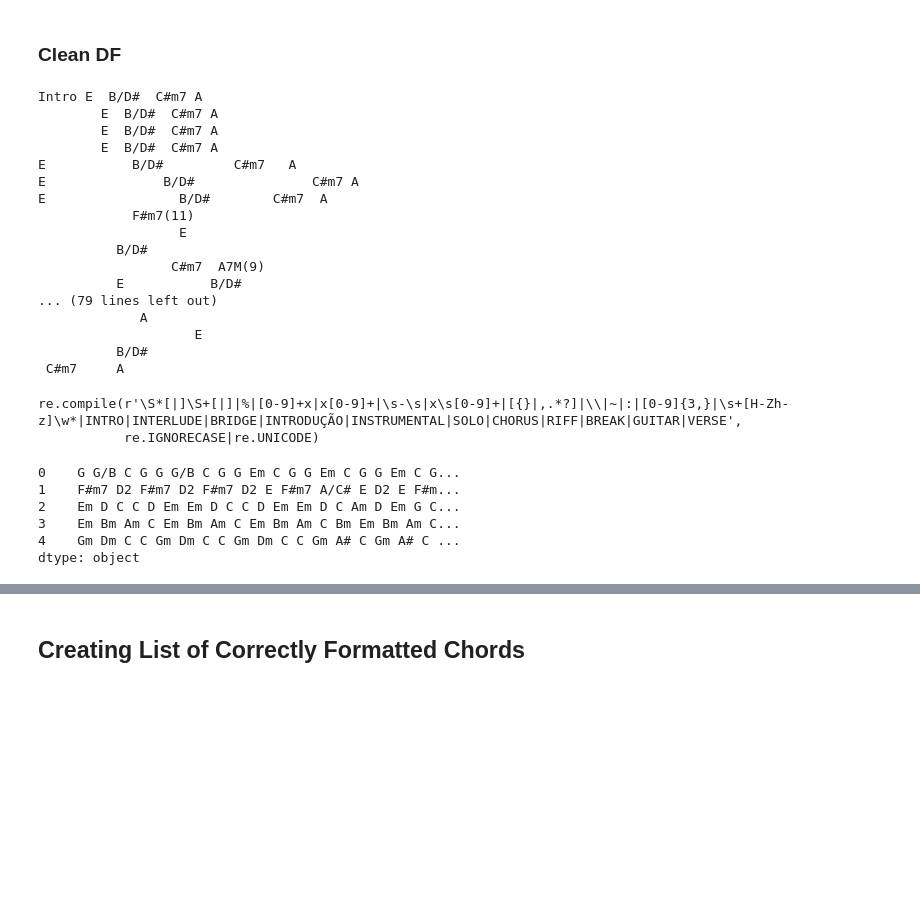
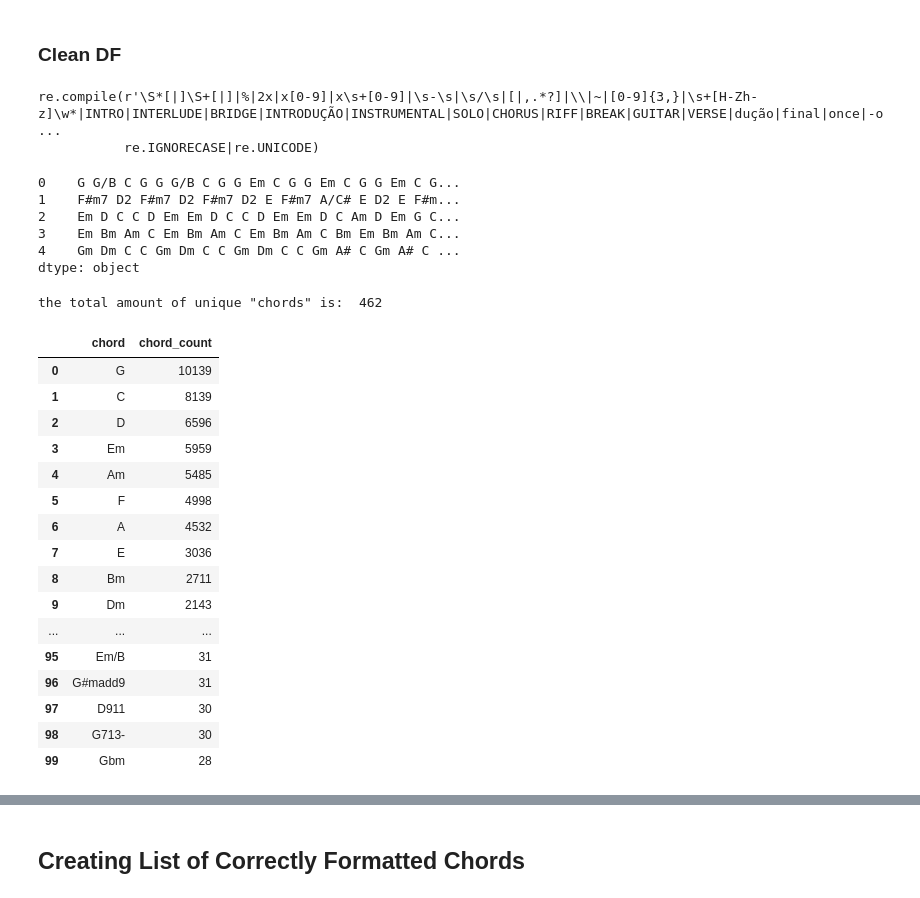
Before and after one commit to emilycardwell/chord-cleaning, a Jupyter notebook: new_cleaning.ipynb, the cells around one changed output, grey strips where cells are left out. Cells and saved outputs as stored; diff of their text form; code cells hidden in the pictures; blank space fills up the shorter version.

```diff
--- a/new_cleaning.ipynb
+++ b/new_cleaning.ipynb
@@ -190,51 +190,31 @@ end_sp_rem_ch
 # %% [markdown]
 ### Clean DF
 # %%
-cleaned_chords_ser = pd.Series(index=range(len(chords_ser_lists)), dtype='object')
 raw_chords_ser = chords_ser_lists.copy()
+cleaned_chords_ser = pd.Series(index=range(len(raw_chords_ser)), dtype='object')
-# %%
-for m in raw_chords_ser[67]:
-    print(m)
-# %% [output]
-Intro E  B/D#  C#m7 A
-        E  B/D#  C#m7 A
-        E  B/D#  C#m7 A
-        E  B/D#  C#m7 A
-E           B/D#         C#m7   A
-E               B/D#               C#m7 A
-E                 B/D#        C#m7  A
-            F#m7(11)
-                  E
-          B/D#
-                 C#m7  A7M(9)
-          E           B/D#
-... (79 lines left out)
-             A
-                    E
-          B/D#
- C#m7     A
 # %%
 # r'(?<!\s)/(?=[0-9])'
 # %%
 # bar charts
 re1 = r'\S*[|]\S+[|]'
 # repeat symbols
-re2 = r'%|[0-9]+x|x[0-9]+|\s-\s|x\s[0-9]+'
+re2 = r'%|2x|x[0-9]|x\s+[0-9]|\s-\s|\s/\s'
 # non-useful punctuation
-re3 = r'[|,.*?]|\\|~|:'
+re3 = r'[|,.*?]|\\|~'
 # more than 3 numbers in a row
 re4 = r'[0-9]{3,}'
 # words starting with letters after G
 re5 = r'\s+[H-Zh-z]\w*'
 # special words
 words = ['INTRO', 'INTERLUDE', 'BRIDGE', 'INTRODUÇÃO', 'INSTRUMENTAL',
-         'SOLO', 'CHORUS', 'RIFF', 'BREAK', 'GUITAR', 'VERSE']
+         'SOLO', 'CHORUS', 'RIFF', 'BREAK', 'GUITAR', 'VERSE', 'dução',
+         'final', 'once', '-once', 'hammer', 'outro', '-stop']
 re6 = r"|".join(words)
 
 full_re = re.compile("|".join([re1, re2, re3, re4, re5, re6]), re.IGNORECASE)
 full_re
 # %% [output]
-re.compile(r'\S*[|]\S+[|]|%|[0-9]+x|x[0-9]+|\s-\s|x\s[0-9]+|[{}|,.*?]|\\|~|:|[0-9]{3,}|\s+[H-Zh-z]\w*|INTRO|INTERLUDE|BRIDGE|INTRODUÇÃO|INSTRUMENTAL|SOLO|CHORUS|RIFF|BREAK|GUITAR|VERSE',
+re.compile(r'\S*[|]\S+[|]|%|2x|x[0-9]|x\s+[0-9]|\s-\s|\s/\s|[|,.*?]|\\|~|[0-9]{3,}|\s+[H-Zh-z]\w*|INTRO|INTERLUDE|BRIDGE|INTRODUÇÃO|INSTRUMENTAL|SOLO|CHORUS|RIFF|BREAK|GUITAR|VERSE|dução|final|once|-o ...
            re.IGNORECASE|re.UNICODE)
 # %%
 for i, song in enumerate(raw_chords_ser):
@@ -246,8 +226,8 @@ for i, song in enumerate(raw_chords_ser):
         # remove unhelpful symbols (as shown above)
         subs = re.sub(full_re, ' ', line, )
 
-        # remove parentheses and brackets
-        cleaned_string = re.sub(r'[(){}]', '', subs)
+        # remove parentheses, brackets, and colons
+        cleaned_string = re.sub(r'[(){}:]', '', subs)
 
         # remove multiple spaces
         mult_sp_rem_ch = re.sub(r'\s+', ' ', cleaned_string)
@@ -271,4 +251,42 @@ cleaned_chords_ser.head()
 3    Em Bm Am C Em Bm Am C Em Bm Am C Bm Em Bm Am C...
 4    Gm Dm C C Gm Dm C C Gm Dm C C Gm A# C Gm A# C ...
 dtype: object
+# %%
+cleaned_chords_counter = Counter()
+for song in cleaned_chords_ser:
+    try:
+        l = song.split(' ')
+    except:
+        print(song)
+        break
+    cleaned_chords_counter.update(l)
+del cleaned_chords_counter['']
+
+cleaned_chord_count_df = pd.Series(dict(cleaned_chords_counter)).to_frame('chord_count')
+cleaned_cc_df = cleaned_chord_count_df.sort_values(by='chord_count', ascending=False).reset_index(names=['chord'])
+print('the total amount of unique "chords" is: ', len(cleaned_cc_df))
+# cleaned_cc_df.head(100)
+# %% [output]
+the total amount of unique "chords" is:  462
+# %%
+pd.set_option('display.max_rows', 500)
+cleaned_cc_df[:100]
+# %% [output]
+|  | chord | chord_count |
+| 0 | G | 10139 |
+| 1 | C | 8139 |
+| 2 | D | 6596 |
+| 3 | Em | 5959 |
+| 4 | Am | 5485 |
+| 5 | F | 4998 |
+| 6 | A | 4532 |
+| 7 | E | 3036 |
+| 8 | Bm | 2711 |
+| 9 | Dm | 2143 |
+| ... | ... | ... |
+| 95 | Em/B | 31 |
+| 96 | G#madd9 | 31 |
+| 97 | D911 | 30 |
+| 98 | G713- | 30 |
+| 99 | Gbm | 28 |
 # %%
```
Also changed, not shown: parts of 4 cells of this notebook.
